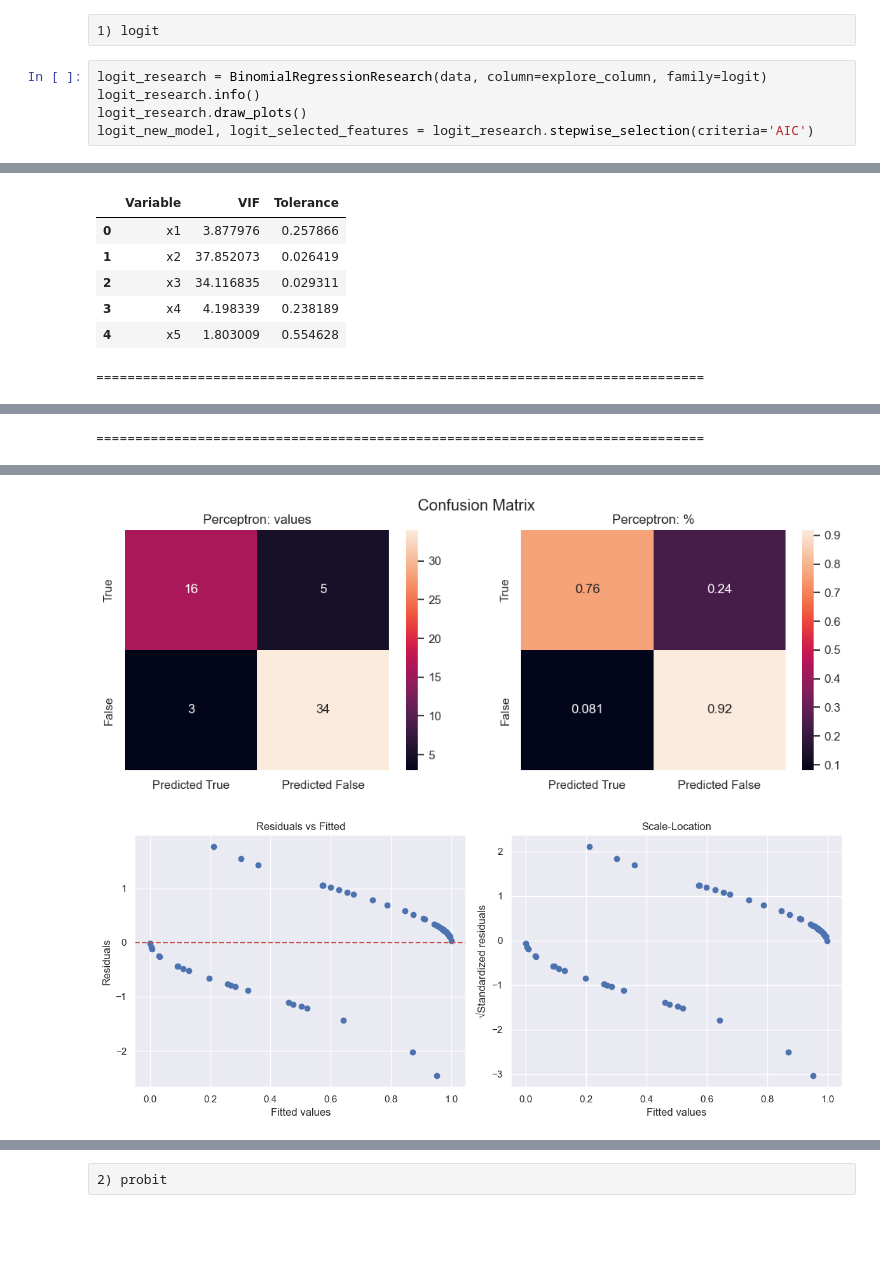
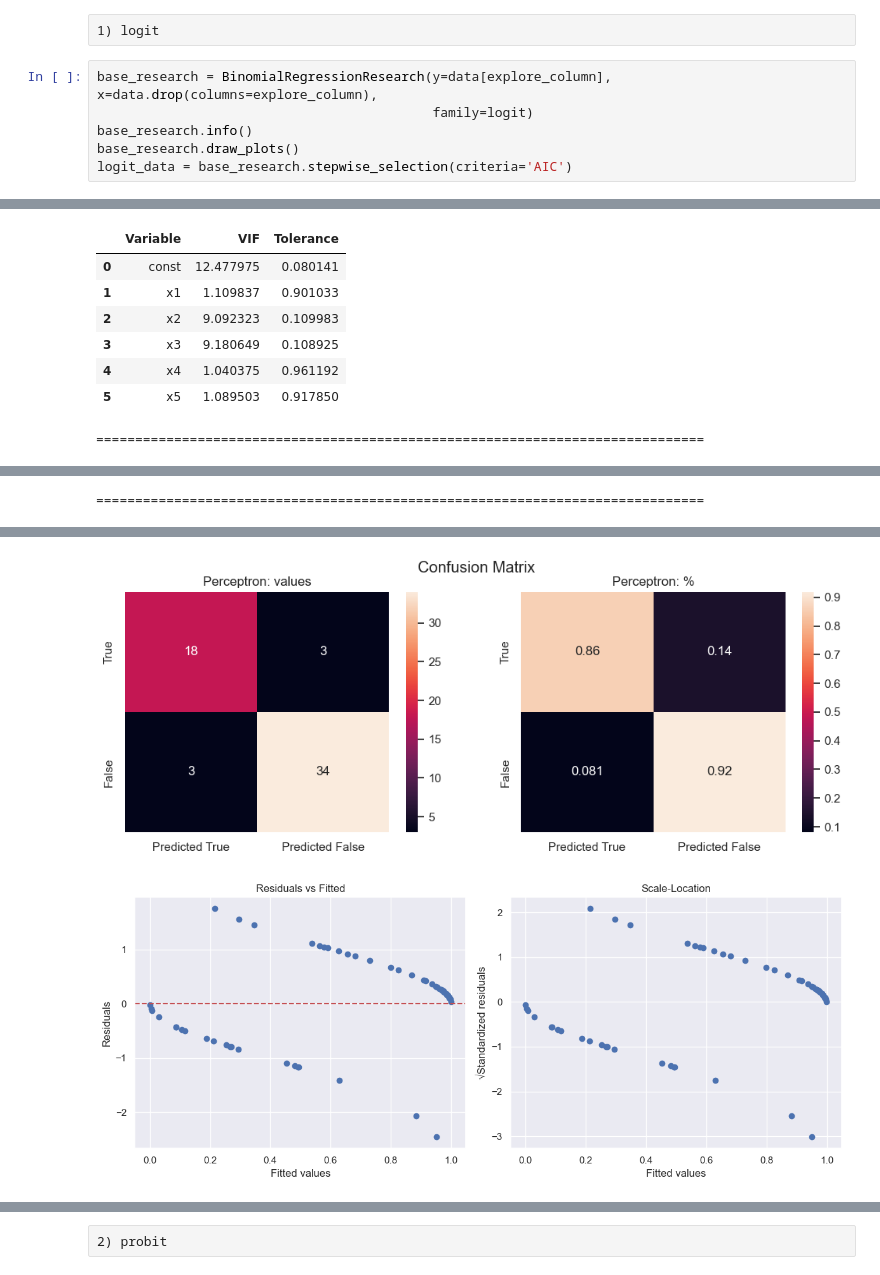
Before and after one commit to Mooncake911/Mathstatistics, a Jupyter notebook: Task_4/doctor.ipynb, the cells around one changed output, grey strips where cells are left out. Drawn from its saved outputs; the diff is of its cells as text; blank space fills up the shorter version.

```diff
--- a/Task_4/doctor.ipynb
+++ b/Task_4/doctor.ipynb
@@ -69,10 +69,11 @@ sns.heatmap(data.corr(), annot=True, cmap='RdYlGn', linewidths=0.1, vmin=0)
 # %% [raw]
 1) logit
 # %%
-logit_research = BinomialRegressionResearch(data, column=explore_column, family=logit)
-logit_research.info()
-logit_research.draw_plots()
-logit_new_model, logit_selected_features = logit_research.stepwise_selection(criteria='AIC')
+base_research = BinomialRegressionResearch(y=data[explore_column], x=data.drop(columns=explore_column),
+                                           family=logit)
+base_research.info()
+base_research.draw_plots()
+logit_data = base_research.stepwise_selection(criteria='AIC')
 # %% [output]
                                       y
 ==============================================================================
@@ -93,8 +94,9 @@ F-statistic: 0.806 F-Test p-value: 0.695
 ==============================================================================
 |  | Variable | VIF | Tolerance |
-| 0 | x1 | 3.877976 | 0.257866 |
-| 1 | x2 | 37.852073 | 0.026419 |
-| 2 | x3 | 34.116835 | 0.029311 |
-| 3 | x4 | 4.198339 | 0.238189 |
-| 4 | x5 | 1.803009 | 0.554628 |
+| 0 | const | 12.477975 | 0.080141 |
+| 1 | x1 | 1.109837 | 0.901033 |
+| 2 | x2 | 9.092323 | 0.109983 |
+| 3 | x3 | 9.180649 | 0.108925 |
+| 4 | x4 | 1.040375 | 0.961192 |
+| 5 | x5 | 1.089503 | 0.917850 |
 ==============================================================================
@@ -128,2 +129,2 @@ F-statistic: 0.806 F-Test p-value: 0.695
-[figure, old version]
+[figure, new version]
-[figure, old version]
+[figure, new version]
```
Also changed, not shown: parts of 6 cells of this notebook, 11 other files.
